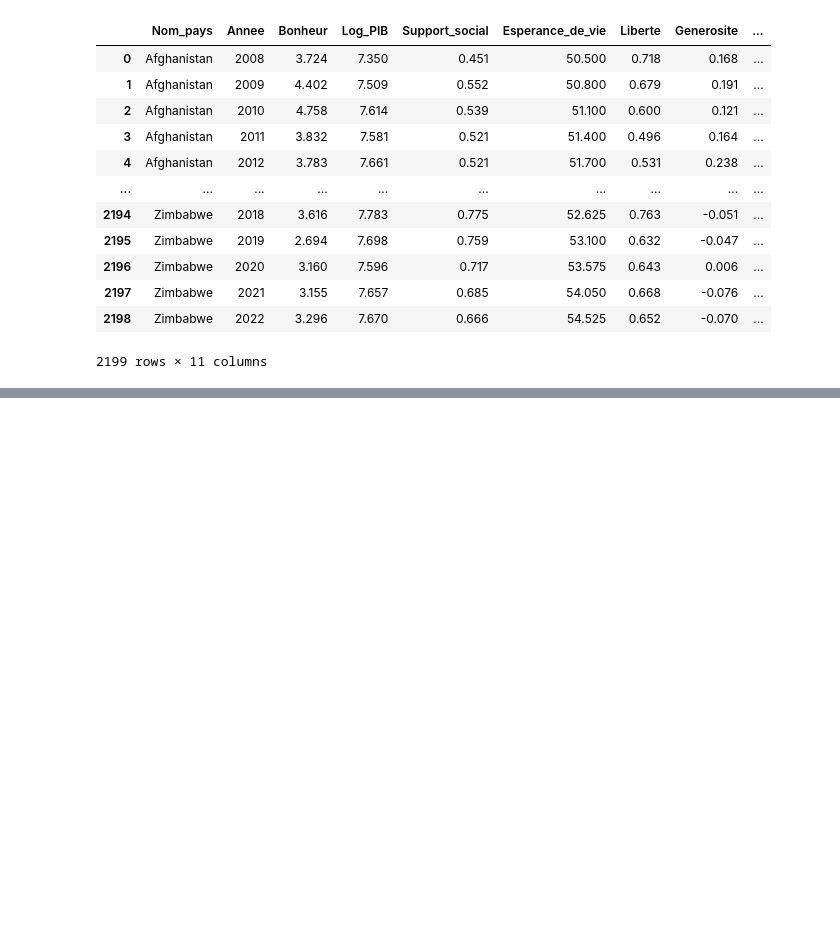
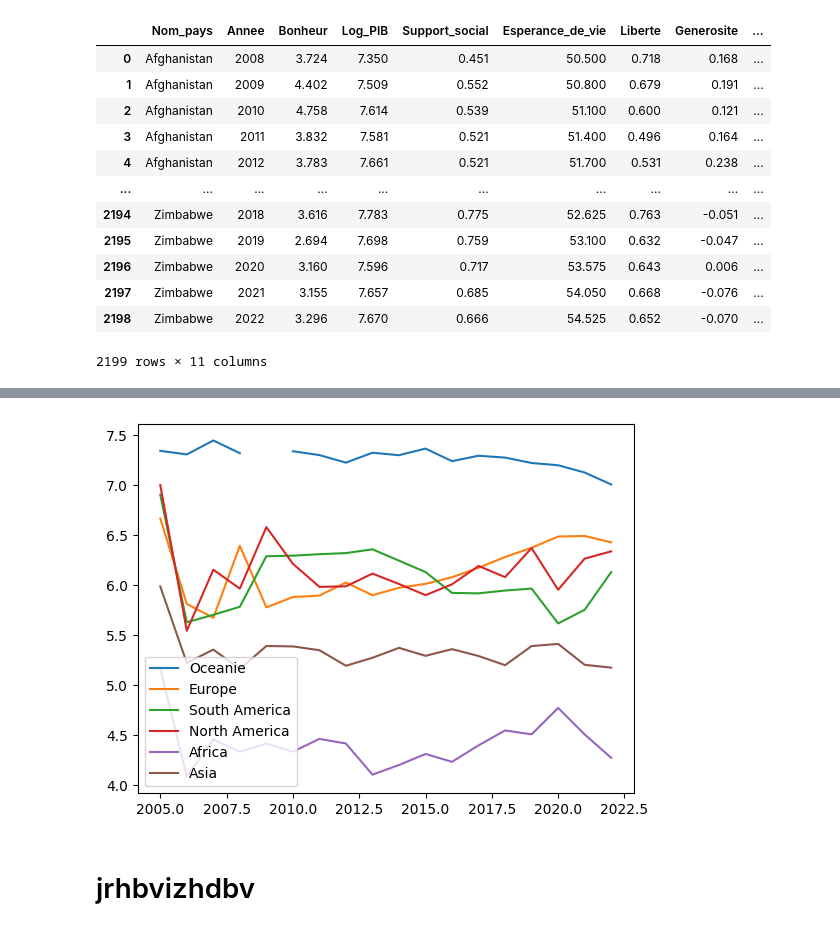
Before and after one commit to vincentheynderickx/pe-hackathon, a Jupyter notebook: Untitled.ipynb, the cells around one changed output, grey strips where cells are left out. Drawn from its saved outputs; the diff is of its cells as text; code cells hidden in the pictures; blank space fills up the shorter version.

```diff
--- a/Untitled.ipynb
+++ b/Untitled.ipynb
@@ -30,6 +28,6 @@ df
 | 2198 | Zimbabwe | 2022 | 3.296 | 7.670 | 0.666 | 54.525 | 0.652 | -0.070 | ... |
 2199 rows × 11 columns
 # %%
-df2=pd.read_csv('Countries-Continents.csv')
+#df2=pd.read_csv('Countries-Continents.csv')
 df=df.merge(df2,how='left',left_on='Nom_pays',right_on='Country')
-df.drop('Country')
+df=df.drop('Country',axis=1)
@@ -49,0 +51,7 @@ df.drop('Country')
+# %%
+moyenne=[]
+for Annee in L:
+    df1=df[df['Annee']==Annee]
+    moyenne.append(df1['Bonheur'].mean())
+
+moyenne
@@ -49,0 +83,27 @@ df.drop('Country')
+# %%
+def moyenne(continent):
+    moy=[]
+    for Annee in L:
+        df1=df[(df['Annee']==Annee) & (df['Continent']==continent)]
+        moy.append(df1['Bonheur'].mean())
+    return moy
+
+moyOceania=moyenne('Oceania')
+moyEurope=moyenne('Europe')
+moySAmerica=moyenne('South America')
+moyNamerica=moyenne('North America')
+moyAfrica=moyenne('Africa')
+moyAsia=moyenne('Asia')
+# %%
+plt.plot(L,moyOceania,label='Oceanie')
+plt.plot(L,moyEurope,label='Europe')
+plt.plot(L,moySAmerica,label='South America')
+plt.plot(L,moyNamerica,label='North America')
+plt.plot(L,moyAfrica,label='Africa')
+plt.plot(L,moyAsia,label='Asia')
+plt.legend()#
+plt.show()
+# %% [output]
+[figure, added]
+# %% [markdown]
+# jrhbvizhdbv
```
Also changed, not shown: parts of 5 cells of this notebook.
